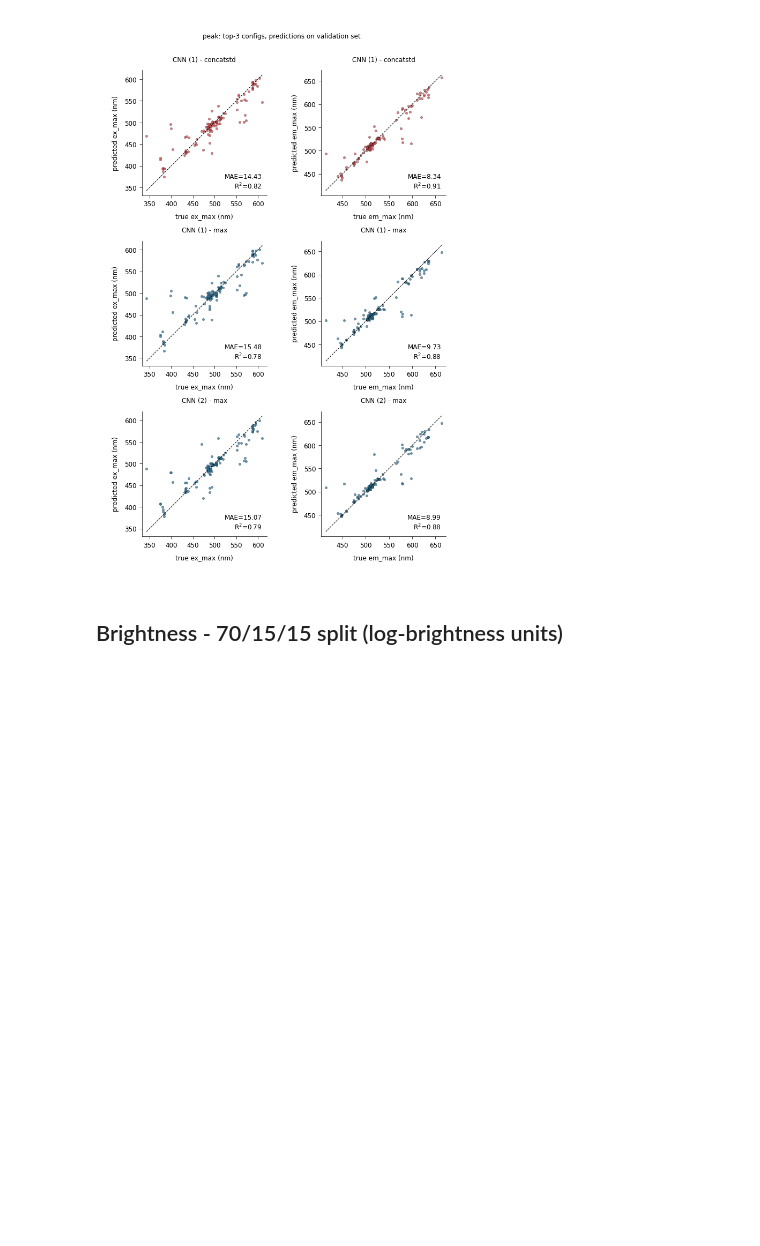
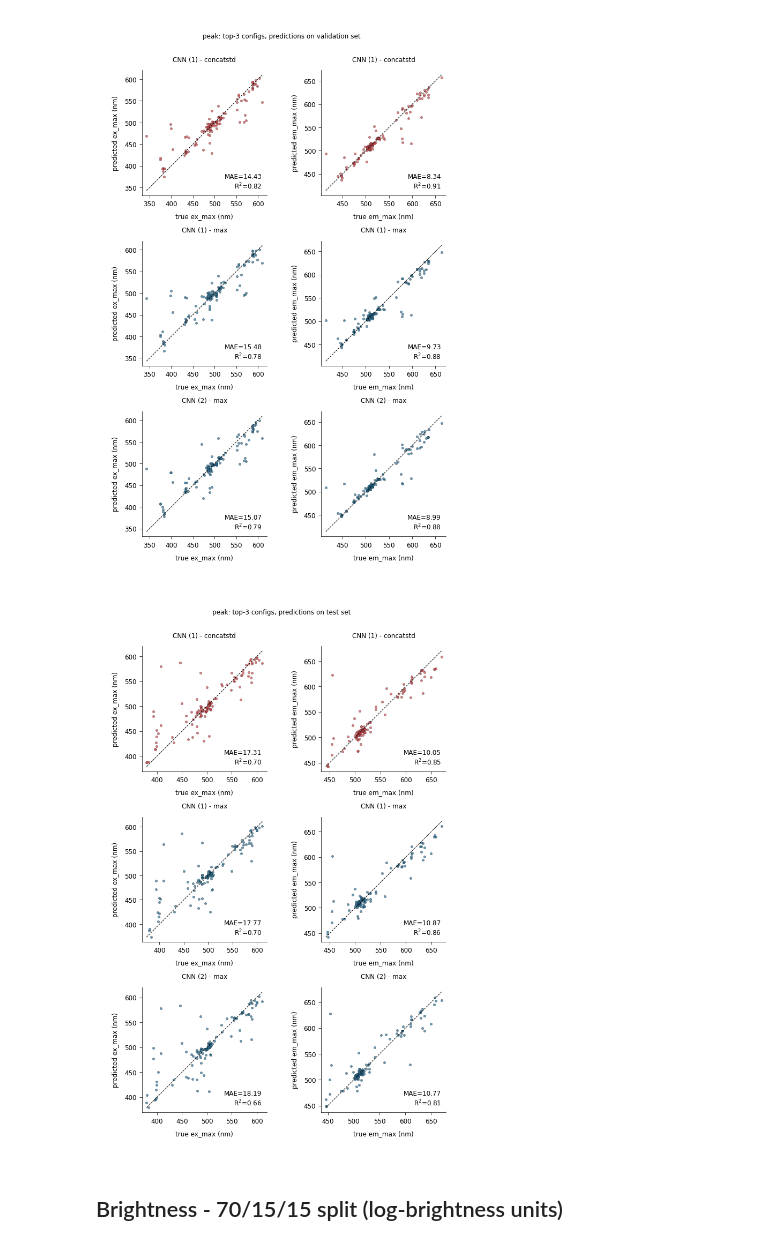
Before and after one commit to Arcadia-Science/FPguide, a Jupyter notebook: peak_design/sweep_results.ipynb, the cells around one changed output. Saved outputs shown, nothing was run; the diff lists cells and outputs as text; code cells hidden in the pictures; blank space fills up the shorter version.

```diff
--- a/peak_design/sweep_results.ipynb
+++ b/peak_design/sweep_results.ipynb
@@ -157,20 +157,21 @@ def embed_nulls(task, ks=K_SWEEP):
     (D, out) = get_data(task); X = pooled_embed(D); y = truth(D, task); T = y[D["va"]]
     return {f"NN k={k}": float(np.abs(nn_predict(X, y, D["tr"], D["va"], k) - T).mean()) for k in ks}
 
-def pred_vs_truth(task, agg, out_dir):
+def pred_vs_truth(task, agg, out_dir, split="va"):
     if agg is None: print("no data"); return
-    (D, out) = get_data(task); y = truth(D, task); va = D["va"]
+    (D, out) = get_data(task); y = truth(D, task); idx = D[split]
+    split_name = {"va": "validation", "te": "test", "tr": "train"}.get(split, split)
     top3 = agg.head(3)
     cols = ["ex_max (nm)", "em_max (nm)"] if task == "peak" else \
            [{"brightness": "log-brightness", "pka": "pKa (pH)"}[task]]
     nrow, ncol = (3, 2) if task == "peak" else (1, 3)
     fig, axes = plt.subplots(nrow, ncol, figsize=(4.8 * ncol, 4.6 * nrow)); axes = np.atleast_2d(axes)
     for i, (_, r) in enumerate(top3.iterrows()):
-        P = predict(os.path.join(out_dir, f"{raw_label(r)}_s0.pt"), D, va, out)
+        P = predict(os.path.join(out_dir, f"{raw_label(r)}_s0.pt"), D, idx, out)
         for j, cname in enumerate(cols):
             ax = axes[i, j] if task == "peak" else axes[0, i]
             p = P[:, j] if task == "peak" else P
-            t = y[va][:, j] if task == "peak" else y[va]
+            t = y[idx][:, j] if task == "peak" else y[idx]
             lim = [min(p.min(), t.min()), max(p.max(), t.max())]
             ax.plot(lim, lim, "k--", lw=1)
             ax.scatter(t, p, s=20, alpha=0.7, color=POOL_C.get(r["pool"], "#333"), edgecolor="k", linewidth=0.3)
@@ -179,7 +180,7 @@ def pred_vs_truth(task, agg, out_dir):
                     bbox=dict(boxstyle="round", fc="white", ec="0.7", alpha=0.85))
             ax.set_xlabel(f"true {cname}"); ax.set_ylabel(f"predicted {cname}")
             ax.set_title(r["label"], fontsize=FS); ax.set_box_aspect(1)
-    plt.suptitle(f"{task}: top-3 configs, predictions on validation set", y=1.005, fontsize=FS)
+    plt.suptitle(f"{task}: top-3 configs, predictions on {split_name} set", y=1.005, fontsize=FS)
     plt.tight_layout(); plt.show()
 # %% [markdown]
 ## Peak (ex_max, em_max) - oracle split
@@ -216,6 +219,10 @@ plot_scatter(peak, "nm", per_peak=True)
 pred_vs_truth("peak", peak, "trained_models/oracle_sweep")
 # %% [output]
 [figure]
+# %%
+pred_vs_truth("peak", peak, "trained_models/oracle_sweep", split="te")
+# %% [output]
+[figure, added]
 # %% [markdown]
 ## Brightness - 70/15/15 split (log-brightness units)
 # %%
```
Also changed, not shown: parts of 1 cell of this notebook, 25 other files.
